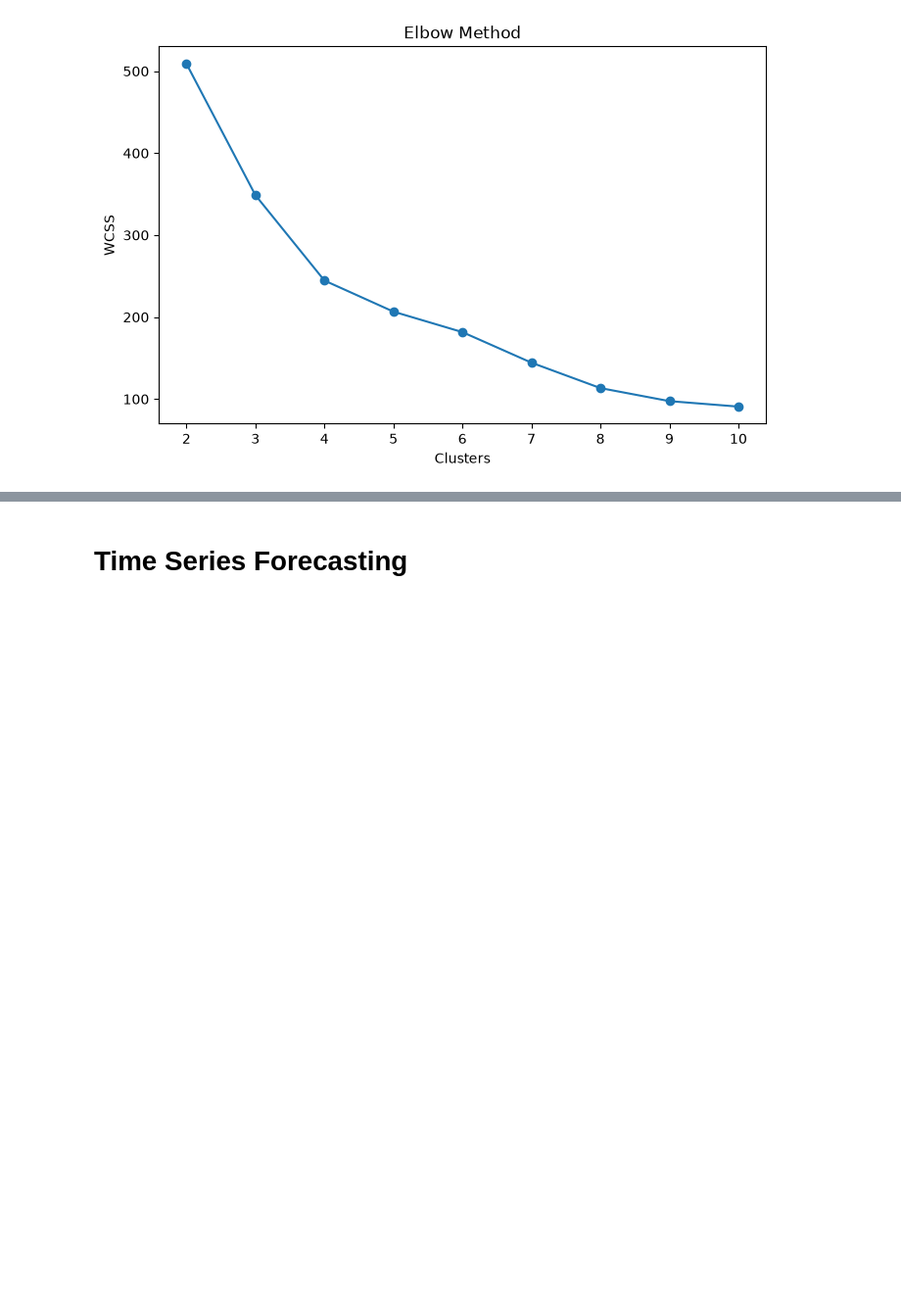
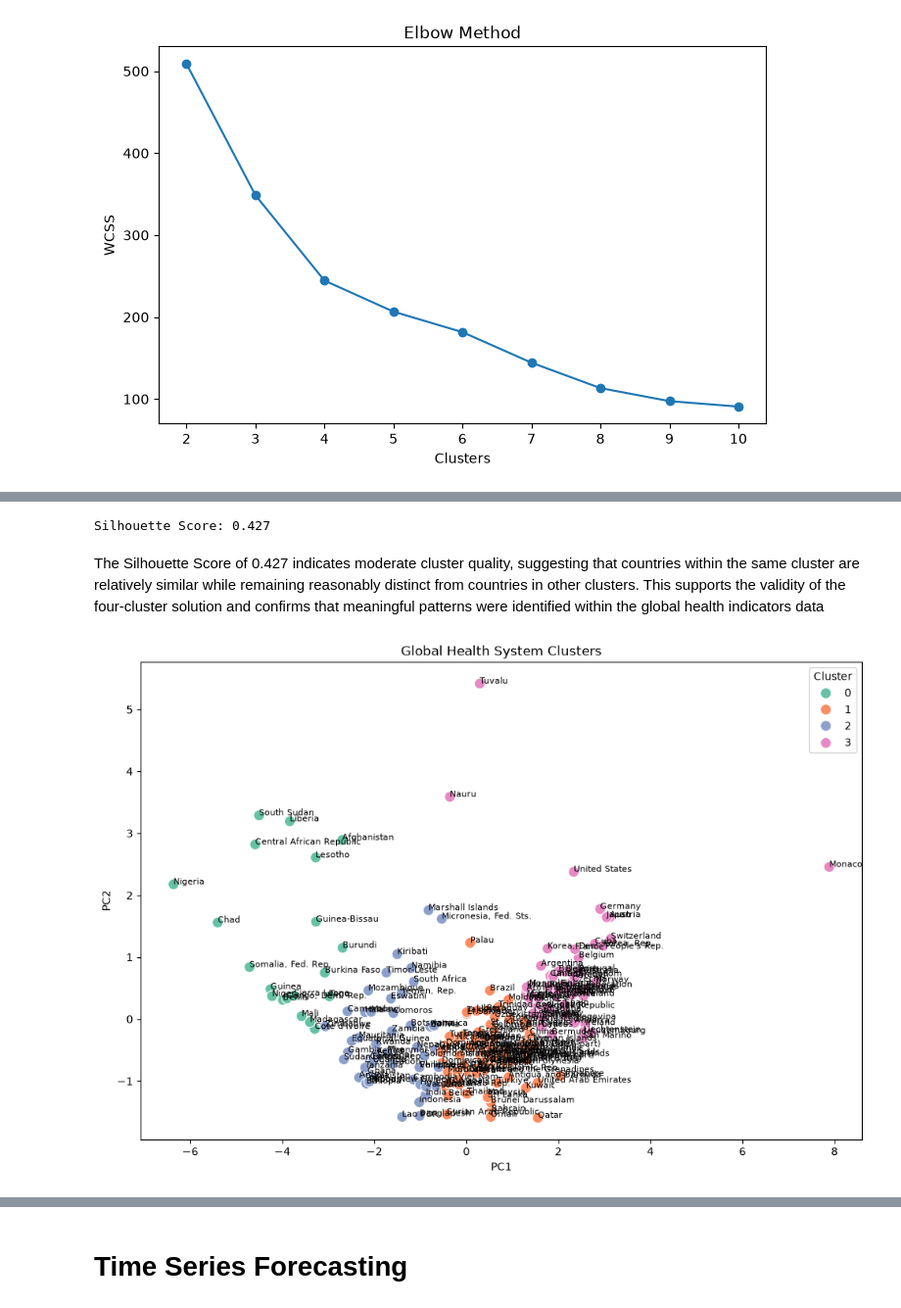
Before and after one commit to graceobonyo/Global-Health-System-Segmentation-and-Forecasting, a Jupyter notebook: ghss.ipynb, the cells around one changed output, grey strips where cells are left out. Shown at 98% size. Drawn from its saved outputs; the diff is of its cells as text; code cells hidden in the pictures; blank space fills up the shorter version.

```diff
--- a/ghss.ipynb
+++ b/ghss.ipynb
@@ -271,0 +319,33 @@ Cluster 3 = Vulnerable systems
+# %%
+# silhouette score
+silhouette_avg = silhouette_score(pca_df[['PC1', 'PC2']], clusters)
+
+print("Silhouette Score:", round(silhouette_avg, 3))
+# %% [output]
+Silhouette Score: 0.427
+# %% [markdown]
+The Silhouette Score of 0.427 indicates moderate cluster quality, suggesting that countries within the same cluster are relatively similar while remaining reasonably distinct from countries in other clusters. This supports the validity of the four-cluster solution and confirms that meaningful patterns were identified within the global health indicators data
+# %%
+plt.figure(figsize=(12,8))
+
+sns.scatterplot(
+    x='PC1',
+    y='PC2',
+    hue='Cluster',
+    data=pca_df,
+    palette='Set2',
+    s=100
+)
+
+for i, country in enumerate(country_names):
+    plt.text(
+        pca_df.iloc[i]['PC1'],
+        pca_df.iloc[i]['PC2'],
+        country,
+        fontsize=8
+    )
+
+plt.title("Global Health System Clusters")
+plt.show()
+# %% [output]
+[figure, added]
```
Also changed, not shown: parts of 40 cells of this notebook, 2 other files.
